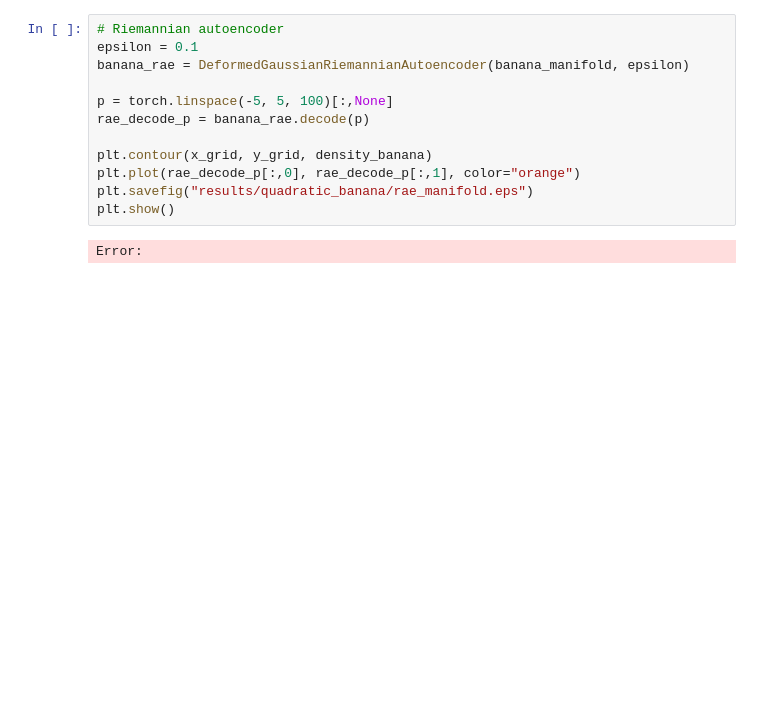
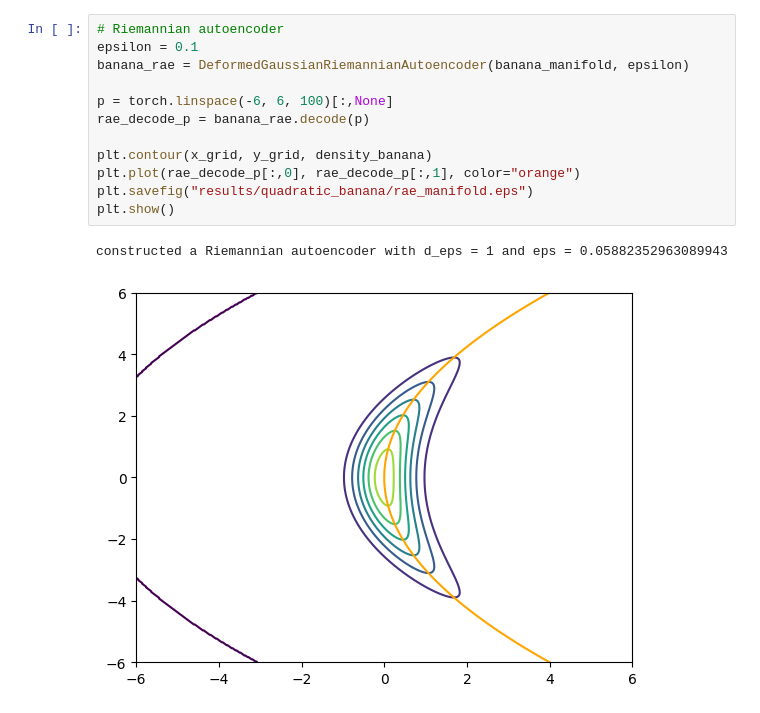
Before and after one commit to GBATZOLIS/Score-Based-Pullback-Riemannian-Geometry, a Jupyter notebook: quadratic_banana.ipynb, the cells around one changed output. Drawn from its saved outputs; the diff is of its cells as text; blank space fills up the shorter version.

```diff
--- a/quadratic_banana.ipynb
+++ b/quadratic_banana.ipynb
@@ -115,14 +116,15 @@ Error:
 # %%
 # Riemannian autoencoder
 epsilon = 0.1
 banana_rae = DeformedGaussianRiemannianAutoencoder(banana_manifold, epsilon)
 
-p = torch.linspace(-5, 5, 100)[:,None]
+p = torch.linspace(-6, 6, 100)[:,None]
 rae_decode_p = banana_rae.decode(p)
 
 plt.contour(x_grid, y_grid, density_banana)
 plt.plot(rae_decode_p[:,0], rae_decode_p[:,1], color="orange")
 plt.savefig("results/quadratic_banana/rae_manifold.eps")
 plt.show()
 # %% [output]
-Error:
+constructed a Riemannian autoencoder with d_eps = 1 and eps = 0.05882352963089943
+[figure, added]
```
Also changed, not shown: parts of 10 cells of this notebook, 8 other files.
